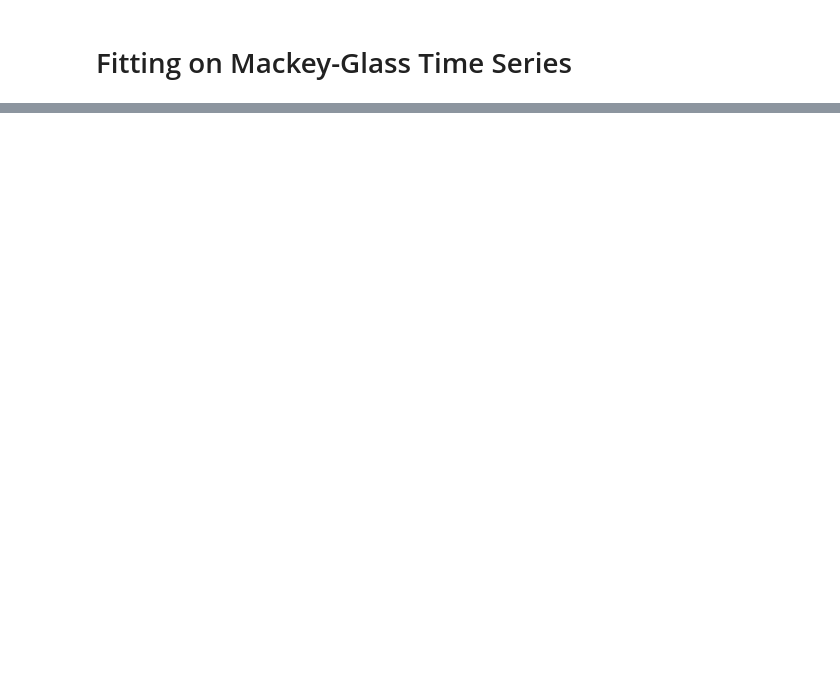
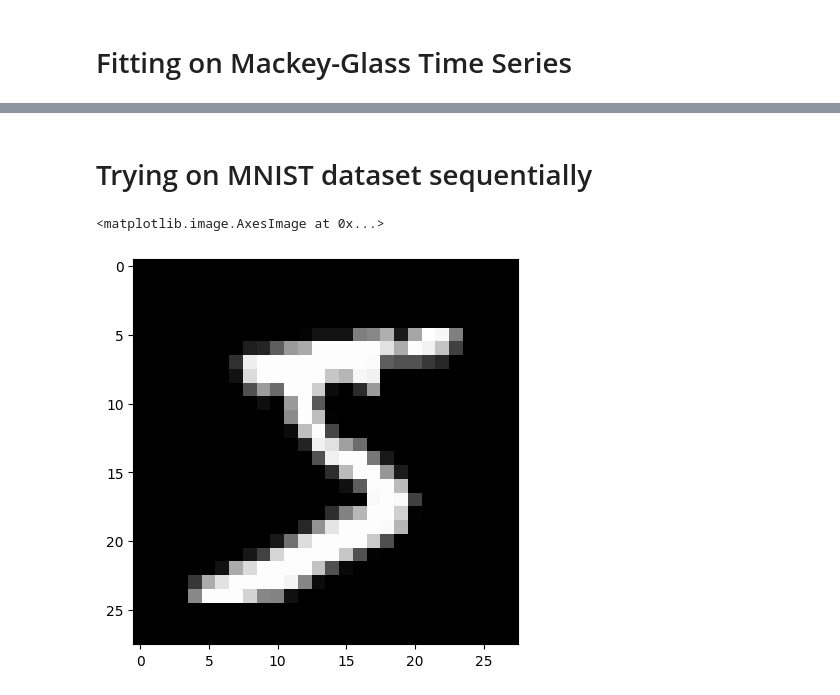
Before and after one commit to U-n-Own/UniversityNotes, a Jupyter notebook: Assignments/ComputationalNeuroscience/ThirdAssignment/EchoStateNetworks.ipynb, the cells around one changed output, grey strips where cells are left out. Saved outputs shown, nothing was run; the diff lists cells and outputs as text; code cells hidden in the pictures; blank space fills up the shorter version.

Commit message:
training ESN on the SeqMNIST dataset

```diff
--- a/Assignments/ComputationalNeuroscience/ThirdAssignment/EchoStateNetworks.ipynb
+++ b/Assignments/ComputationalNeuroscience/ThirdAssignment/EchoStateNetworks.ipynb
@@ -255,0 +256,15 @@ plt.plot(prediction_delayed)
+# %% [markdown]
+# Trying on MNIST dataset sequentially
+# %%
+# import mnist
+from keras.datasets import mnist
+
+# train, valid and test
+(train_images, train_labels), (test_images, test_labels) = mnist.load_data()
+
+# plot the first image
+plt.figure(figsize=(5,5))
+plt.imshow(train_images[0], cmap='gray')
+# %% [output]
+<matplotlib.image.AxesImage at 0x...>
+[figure, added]
```
Also changed, not shown: parts of 12 cells of this notebook.
